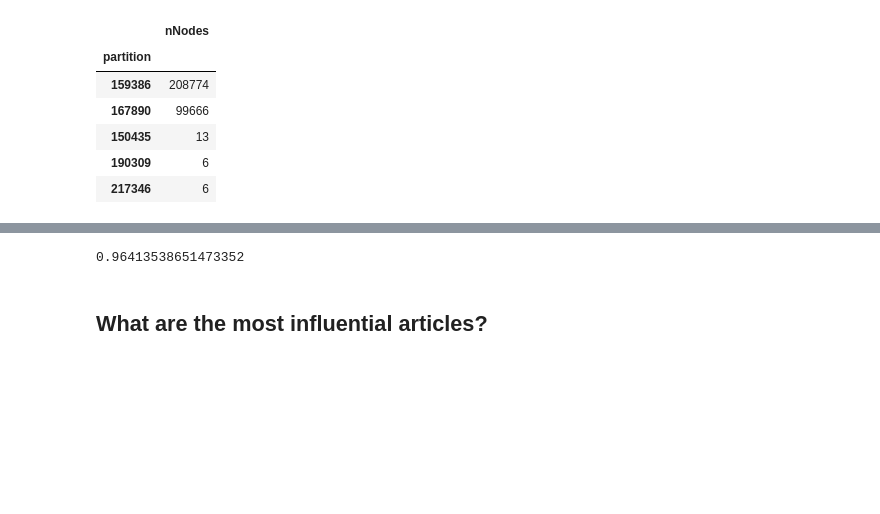
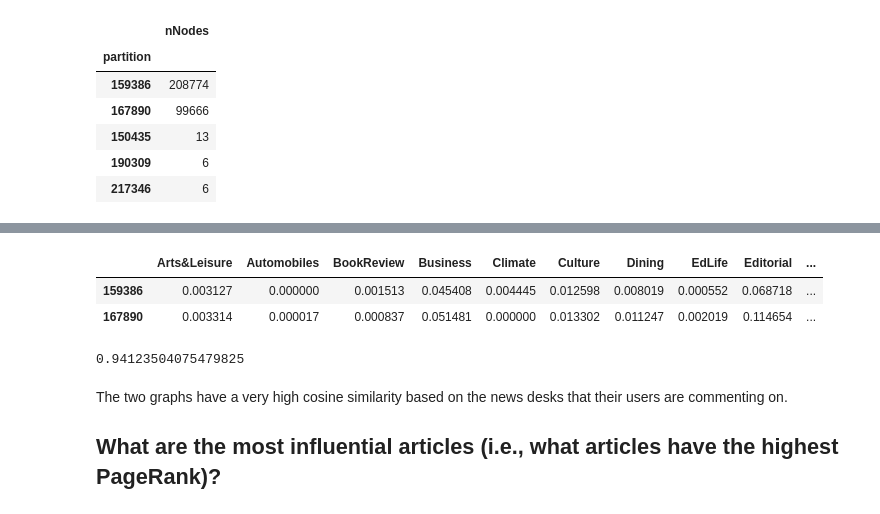
Before and after one commit to jvani/nyt-comments, a Jupyter notebook: notebooks/exploratory.ipynb, the cells around one changed output, grey strips where cells are left out. Saved outputs shown, nothing was run; the diff lists cells and outputs as text; code cells hidden in the pictures; blank space fills up the shorter version.

```diff
--- a/notebooks/exploratory.ipynb
+++ b/notebooks/exploratory.ipynb
@@ -132,8 +119,27 @@ bar.head()
+# %%
+partitions = {}
+# -- For the two primary subgraphs (i.e., partitions)...
+for idx in df[df.nNodes > 15].index:
+    # -- Return the count of comments to each newskdesk.
+    op = """MATCH ()-[r:COMMENTED]-(n:ARTICLE)
+    WHERE n.connComponent = {}
+    RETURN n.newDesk, count(r)""".format(idx)
+    # -- Add news desk comment count to the partitions dict.
+    cur = graph.run(op)
+    records = [rec for rec in yield_record(cur)]
+    partitions[idx] = {rec['n.newDesk']: rec['count(r)'] for rec in records}
+df1 = pd.DataFrame(partitions).fillna(0).T
+df2 = pd.DataFrame(df1.values / df1.sum(axis=1).values[:, None], columns=df1.columns, index=df1.index)
+df2
+# %% [output]
+|  | Arts&Leisure | Automobiles | BookReview | Business | Climate | Culture | Dining | EdLife | Editorial | ... |
+| 159386 | 0.003127 | 0.000000 | 0.001513 | 0.045408 | 0.004445 | 0.012598 | 0.008019 | 0.000552 | 0.068718 | ... |
+| 167890 | 0.003314 | 0.000017 | 0.000837 | 0.051481 | 0.000000 | 0.013302 | 0.011247 | 0.002019 | 0.114654 | ... |
 # %%
-from scipy import spatial
-1 - spatial.distance.cosine(bar.iloc[0, :].fillna(0), bar.iloc[1, :].fillna(0))
+1 - spatial.distance.cosine(df1.iloc[0, :].fillna(0), df1.iloc[1, :].fillna(0))
 # %% [output]
-0.96413538651473352
+0.94123504075479825
-# %% [markdown]
-## What are the most influential articles?
+# %% [markdown]
+The two graphs have a very high cosine similarity based on the news desks that their users are commenting on.
+## What are the most influential articles (i.e., what articles have the highest PageRank)?
 # %%
```
Also changed, not shown: parts of 22 cells of this notebook, 1 other file.
